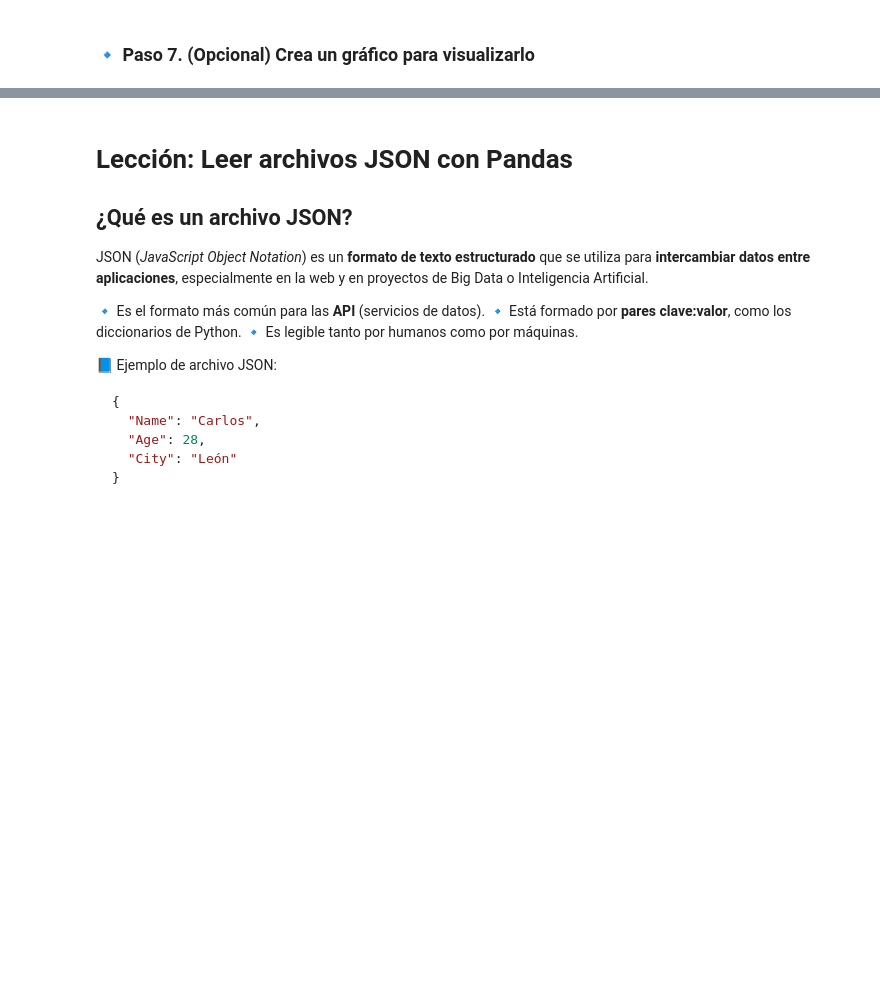
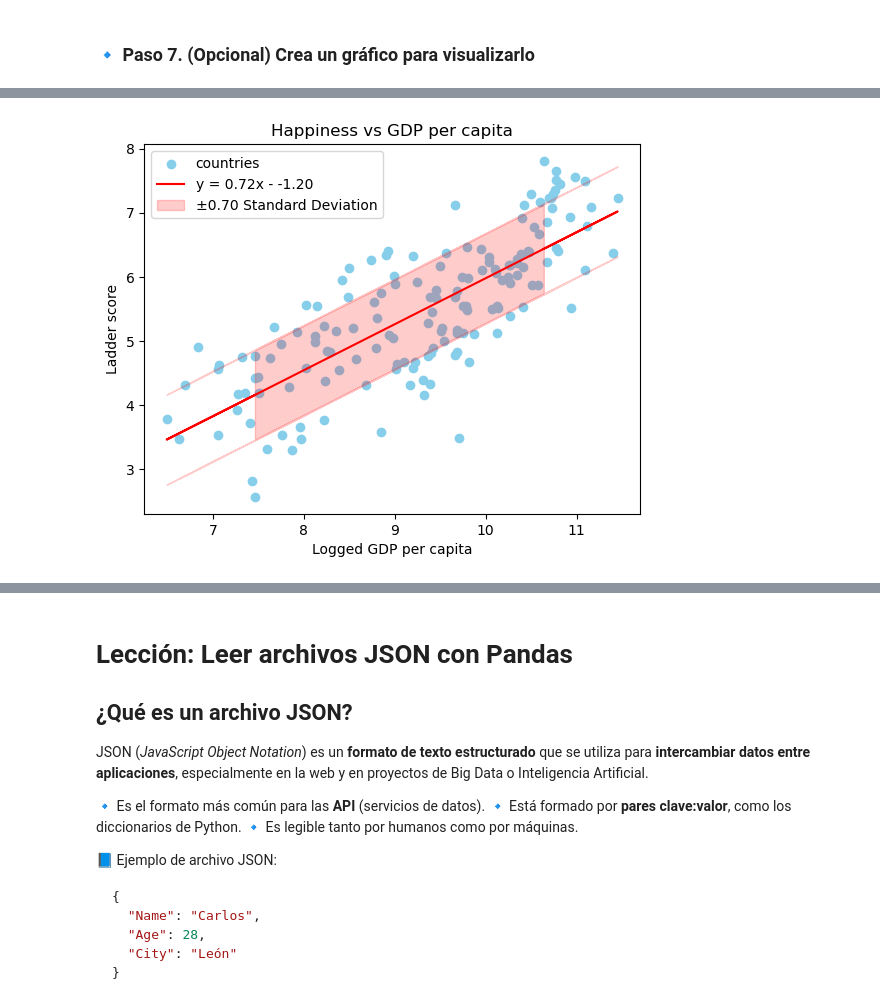
Before and after one commit to Ciclo-Especializacion-IA-y-BigData/actividad-numpy-y-pandas-kinire98, a Jupyter notebook: Tutorial_Pandas.ipynb, the cells around one changed output, grey strips where cells are left out. Saved outputs shown, nothing was run; the diff lists cells and outputs as text; code cells hidden in the pictures; blank space fills up the shorter version.

```diff
--- a/Tutorial_Pandas.ipynb
+++ b/Tutorial_Pandas.ipynb
@@ -1042,0 +1197,36 @@ KeyError: 'Logged GDP per capita'
+# %%
+x = csv["Logged GDP per capita"]
+y = csv["Ladder score"]
+
+mask = ~x.isna() & ~y.isna()
+x = x[mask]
+y = y[mask]
+
+plt.scatter(x, y, color="skyblue", label="countries")
+slope, intercept = np.polyfit(x, y, 1)
+regression_line = slope * x + intercept
+
+residuals = y - regression_line
+
+std_dev = residuals.std()
+
+plt.plot(x, regression_line, color="red", label=f"y = {slope:.2f}x - {intercept:.2f}")
+plt.fill_between(
+    x,
+    regression_line - std_dev,
+    regression_line + std_dev,
+    color="red",
+    alpha=0.2,
+    label=f"±{std_dev:.2f} Standard Deviation"
+)
+
+plt.xlabel("Logged GDP per capita")
+plt.ylabel("Ladder score")
+
+plt.title("Happiness vs GDP per capita")
+
+plt.legend()
+
+plt.show()
+# %% [output]
+[figure, added]
```
Also changed, not shown: parts of 10 cells of this notebook, 1 other file.
